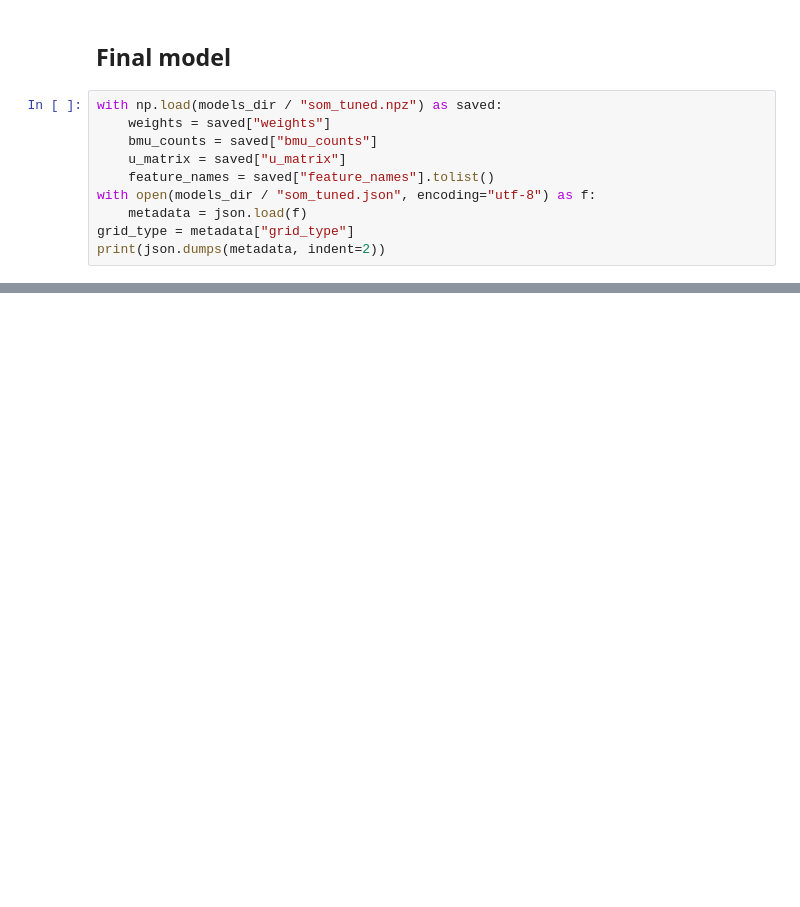
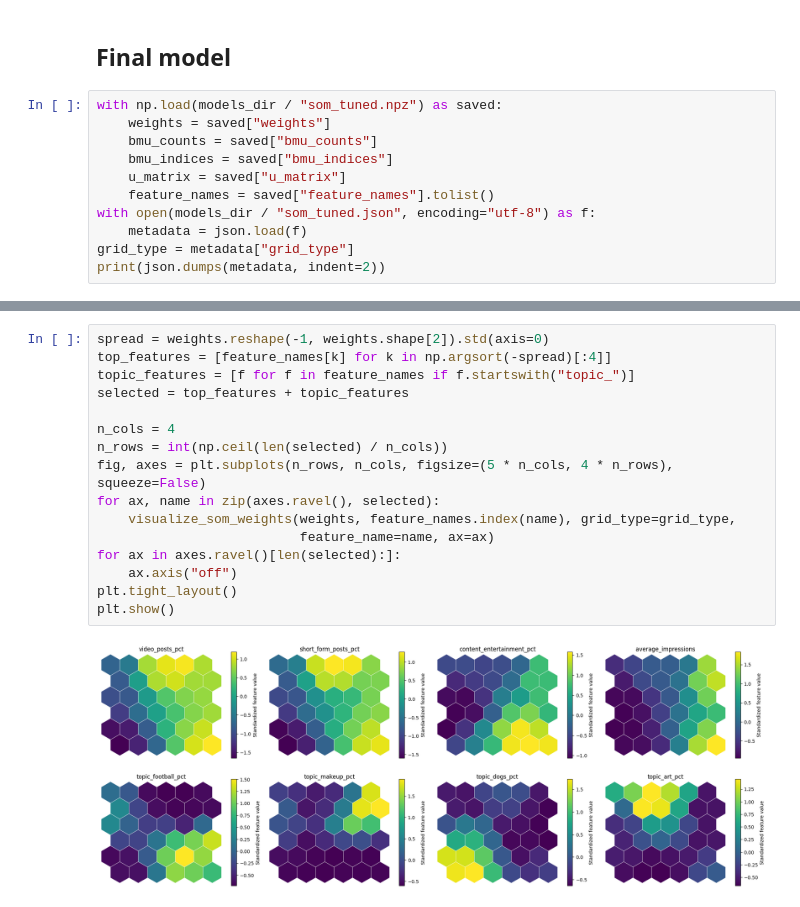
Before and after one commit to MarekMatrix/72.27-Delivery-4, a Jupyter notebook: notebooks/kohonen_tuning.ipynb, the cells around one changed output, grey strips where cells are left out. Cells and saved outputs as stored; diff of their text form; blank space fills up the shorter version.

```diff
--- a/notebooks/kohonen_tuning.ipynb
+++ b/notebooks/kohonen_tuning.ipynb
@@ -82,6 +154,7 @@ display(usage.groupby(["param", "value"])["usage_ratio"].mean().round(3).to_fram
 with np.load(models_dir / "som_tuned.npz") as saved:
     weights = saved["weights"]
     bmu_counts = saved["bmu_counts"]
+    bmu_indices = saved["bmu_indices"]
     u_matrix = saved["u_matrix"]
     feature_names = saved["feature_names"].tolist()
 with open(models_dir / "som_tuned.json", encoding="utf-8") as f:
@@ -95,2 +181,20 @@ for feature in range(min(2, weights.shape[2])):
+# %%
+spread = weights.reshape(-1, weights.shape[2]).std(axis=0)
+top_features = [feature_names[k] for k in np.argsort(-spread)[:4]]
+topic_features = [f for f in feature_names if f.startswith("topic_")]
+selected = top_features + topic_features
+
+n_cols = 4
+n_rows = int(np.ceil(len(selected) / n_cols))
+fig, axes = plt.subplots(n_rows, n_cols, figsize=(5 * n_cols, 4 * n_rows), squeeze=False)
+for ax, name in zip(axes.ravel(), selected):
+    visualize_som_weights(weights, feature_names.index(name), grid_type=grid_type,
+                          feature_name=name, ax=ax)
+for ax in axes.ravel()[len(selected):]:
+    ax.axis("off")
+plt.tight_layout()
+plt.show()
+# %% [output]
+[figure, added]
 # %%
 visualize_u_matrix(u_matrix, grid_type=grid_type)
```
Also changed, not shown: parts of 16 cells of this notebook, 2 other files.
